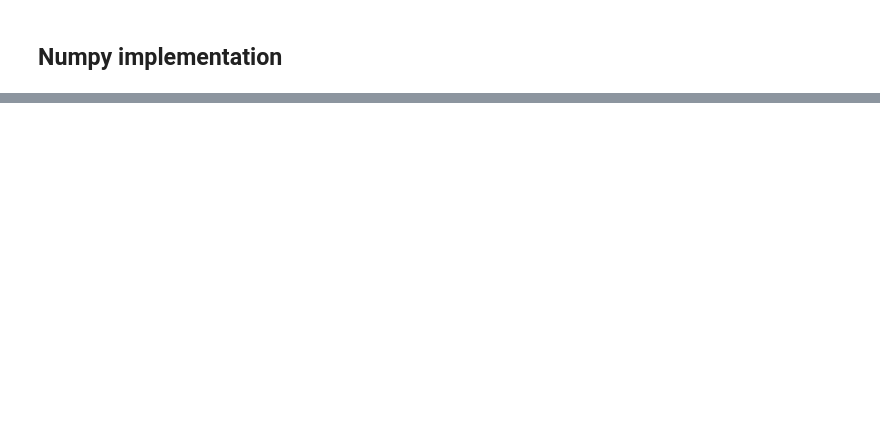
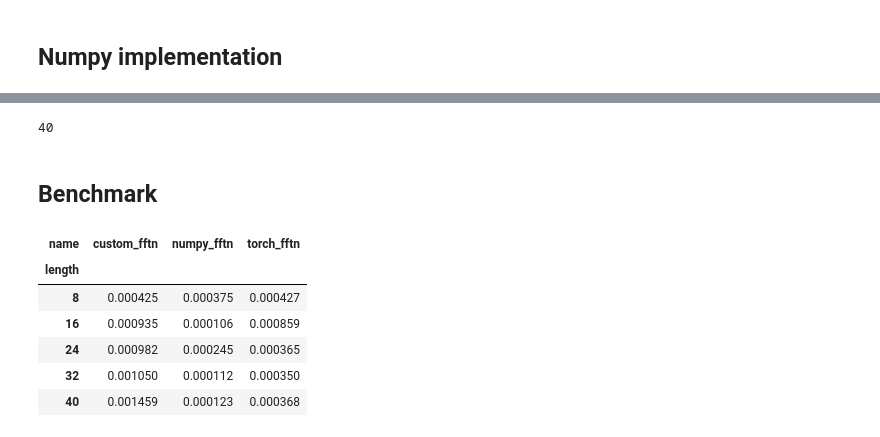
Before and after one commit to sdpython/mlprodict, a Jupyter notebook: _doc/notebooks/onnx_ffts.ipynb, the cells around one changed output, grey strips where cells are left out. Cells and saved outputs as stored; diff of their text form; code cells hidden in the pictures; blank space fills up the shorter version.

```diff
--- a/_doc/notebooks/onnx_ffts.ipynb
+++ b/_doc/notebooks/onnx_ffts.ipynb
@@ -150,0 +183,45 @@ ValueError: matmul: Input operand 1 has a mismatch in its core dimension 0, with
+# %%
+test_fct(numpy_fftn, custom_fftn, decimal=4)
+# %% [output]
+40
+# %% [markdown]
+## Benchmark
+# %%
+from cpyquickhelper.numbers.speed_measure import measure_time
+from tqdm import tqdm
+from pandas import DataFrame
+
+rnd = numpy.random.randn(*shape) + numpy.random.randn(*shape) * img
+shape = [4, 131]
+axes = [1]
+
+data = []
+for length in tqdm(range(8, 324, 8)):
+    fft_length = [length]
+    obs = measure_time(lambda: numpy_fftn(rnd, 'FFT', fft_length, axes),
+                       repeat=10, number=10)
+    obs['name'] = 'numpy_fftn'
+    obs['length'] = length
+    data.append(obs)
+    obs = measure_time(lambda: custom_fftn(rnd, 'FFT', fft_length, axes),
+                       repeat=10, number=10)
+    obs['name'] = 'custom_fftn'
+    obs['length'] = length
+    data.append(obs)
+    obs = measure_time(lambda: torch_fftn(rnd, 'FFT', fft_length, axes),
+                       repeat=10, number=10)
+    obs['name'] = 'torch_fftn'
+    obs['length'] = length
+    data.append(obs)
+
+df = DataFrame(data)
+piv = df.pivot("length", "name", "average")
+piv[:5]
+# %% [output]
+| name | custom_fftn | numpy_fftn | torch_fftn |
+| length |  |  |  |
+| 8 | 0.000425 | 0.000375 | 0.000427 |
+| 16 | 0.000935 | 0.000106 | 0.000859 |
+| 24 | 0.000982 | 0.000245 | 0.000365 |
+| 32 | 0.001050 | 0.000112 | 0.000350 |
+| 40 | 0.001459 | 0.000123 | 0.000368 |
```
Also changed, not shown: parts of 6 cells of this notebook.
